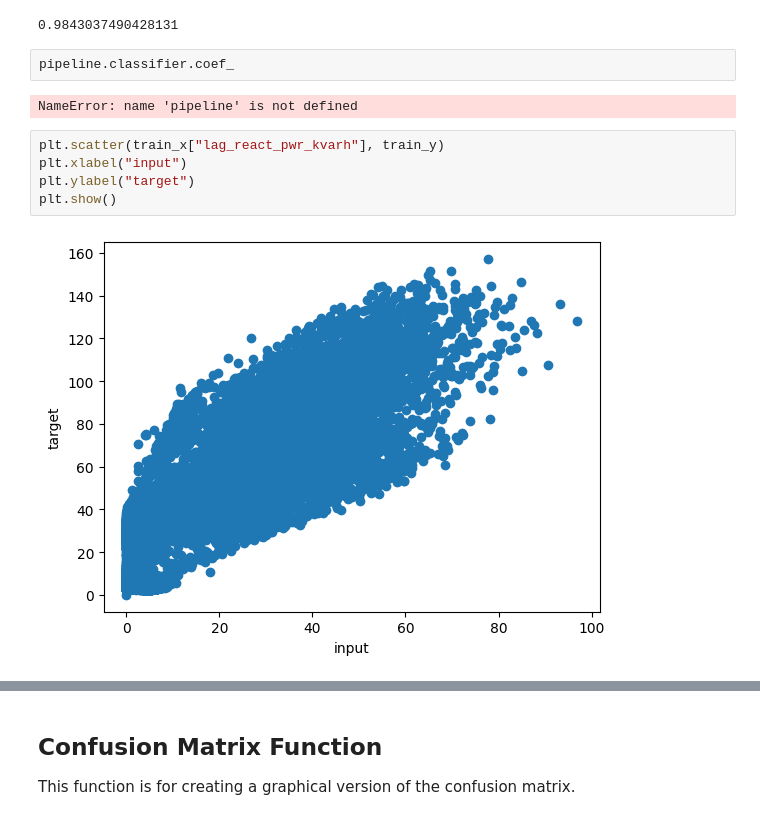
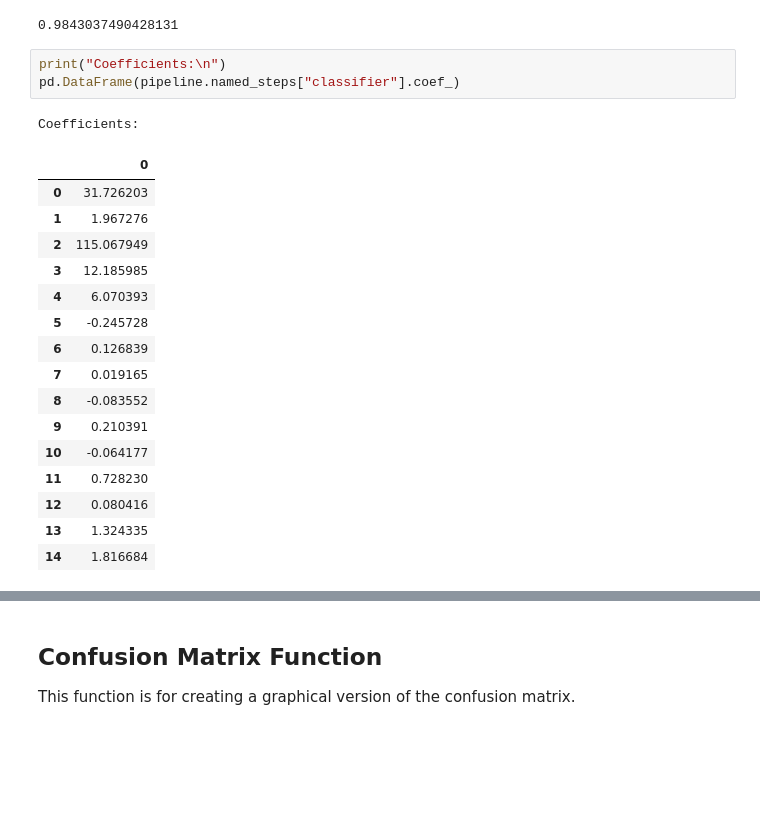
Before and after one commit to zaccowan/MLA_ZSC, a Jupyter notebook: MLA2_ZSC.ipynb, the cells around one changed output, grey strips where cells are left out. Cells and saved outputs as stored; diff of their text form; blank space fills up the shorter version.

```diff
--- a/MLA2_ZSC.ipynb
+++ b/MLA2_ZSC.ipynb
@@ -261,14 +261,24 @@ r2_score(test_y, y_pred)
 pipeline.score(test_x, test_y)
 # %% [output]
 0.9843037490428131
-# %%
-pipeline.classifier.coef_
-# %% [output]
-NameError: name 'pipeline' is not defined
-# %%
-plt.scatter(train_x["lag_react_pwr_kvarh"], train_y)
-plt.xlabel("input")
-plt.ylabel("target")
-plt.show()
-# %% [output]
-[figure, removed]
+# %%
+print("Coefficients:\n")
+pd.DataFrame(pipeline.named_steps["classifier"].coef_)
+# %% [output]
+Coefficients:
+|  | 0 |
+| 0 | 31.726203 |
+| 1 | 1.967276 |
+| 2 | 115.067949 |
+| 3 | 12.185985 |
+| 4 | 6.070393 |
+| 5 | -0.245728 |
+| 6 | 0.126839 |
+| 7 | 0.019165 |
+| 8 | -0.083552 |
+| 9 | 0.210391 |
+| 10 | -0.064177 |
+| 11 | 0.728230 |
+| 12 | 0.080416 |
+| 13 | 1.324335 |
+| 14 | 1.816684 |
```
Also changed, not shown: parts of 17 cells of this notebook.
